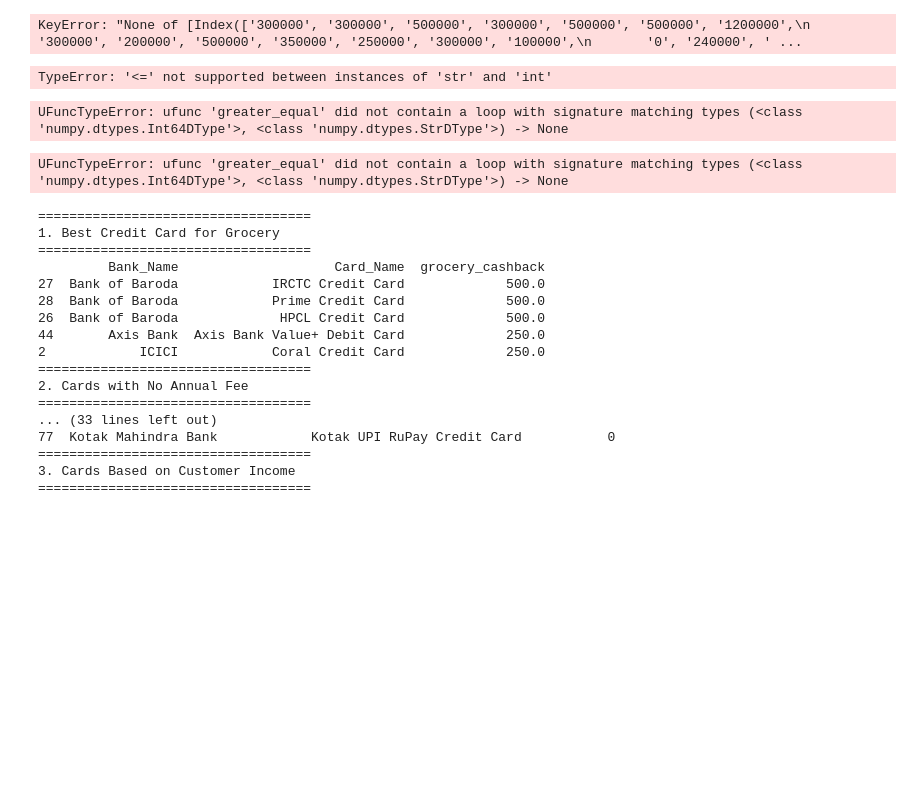
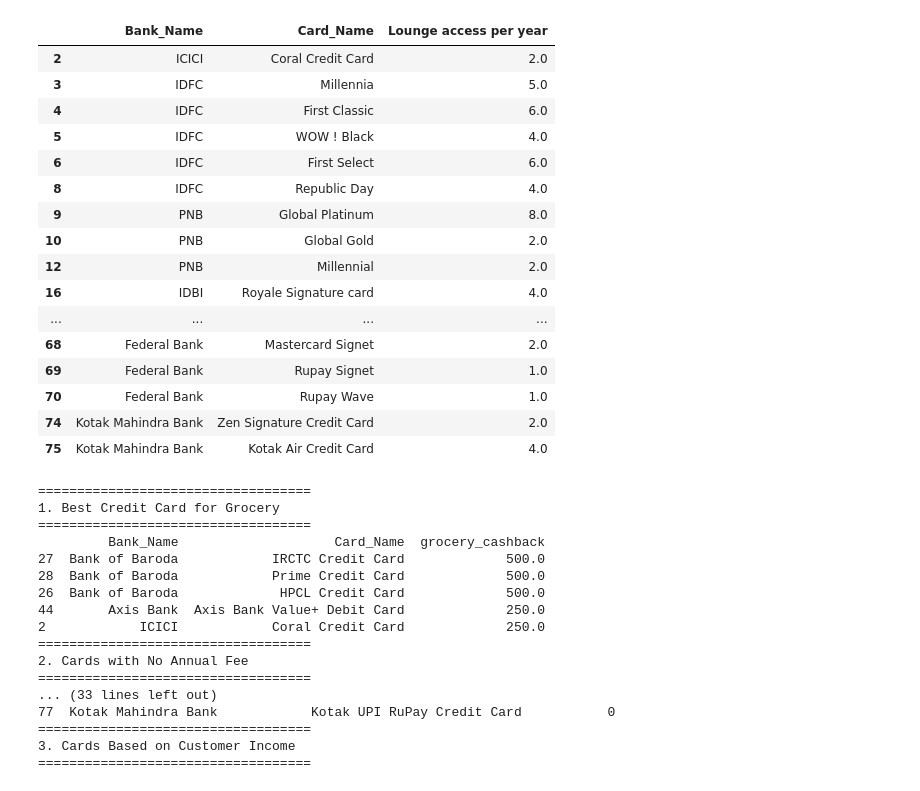
Before and after one commit to JeevananthamPrabhu/Data-Engineering, a Jupyter notebook: python/Untitled.ipynb, the cells around one changed output. Cells and saved outputs as stored; diff of their text form; code cells hidden in the pictures; blank space fills up the shorter version.

```diff
--- a/python/Untitled.ipynb
+++ b/python/Untitled.ipynb
@@ -75,0 +36,5 @@ Name: Min_Income_Required, Length: 78, dtype: object
+# %%
+bank_df["Min_Income_Required"] = pd.to_numeric(
+    bank_df["Min_Income_Required"],
+    errors="coerce"
+)
@@ -75,0 +78,4 @@ Name: Min_Income_Required, Length: 78, dtype: object
+# %%
+bank_df["Benefit"] = bank_df["Total Cashback"] - bank_df["Annual_Fee"]
+benefit=bank_df.sort_values("Benefit", ascending=False)[["Bank_Name","Card_Name","Benefit"]]
+print(benefit)
@@ -76,38 +114,24 @@ Name: Min_Income_Required, Length: 78, dtype: object
 # %%
+lounge= bank_df[bank_df["Lounge access per year"] > 0][["Bank_Name","Card_Name","Lounge access per year"]]
+lounge
 # %% [output]
-KeyError: "None of [Index(['300000', '300000', '500000', '300000', '500000', '500000', '1200000',\n       '300000', '200000', '500000', '350000', '250000', '300000', '100000',\n       '0', '240000', ' ...
+|  | Bank_Name | Card_Name | Lounge access per year |
+| 2 | ICICI | Coral Credit Card | 2.0 |
+| 3 | IDFC | Millennia | 5.0 |
+| 4 | IDFC | First Classic | 6.0 |
+| 5 | IDFC | WOW ! Black | 4.0 |
+| 6 | IDFC | First Select | 6.0 |
+| 8 | IDFC | Republic Day | 4.0 |
+| 9 | PNB | Global Platinum | 8.0 |
+| 10 | PNB | Global Gold | 2.0 |
+| 12 | PNB | Millennial | 2.0 |
+| 16 | IDBI | Royale Signature card | 4.0 |
+| ... | ... | ... | ... |
+| 68 | Federal Bank | Mastercard Signet | 2.0 |
+| 69 | Federal Bank | Rupay Signet | 1.0 |
+| 70 | Federal Bank | Rupay Wave | 1.0 |
+| 74 | Kotak Mahindra Bank | Zen Signature Credit Card | 2.0 |
+| 75 | Kotak Mahindra Bank | Kotak Air Credit Card | 4.0 |
-# %%
-income_results = []
-
-for i, customer in customer_df.iterrows():
-
-    income = customer["total Income"]
-
-    eligible_cards = bank_df[bank_df["Min_Income_Required"]]<= income]["Card_Name"].tolist()
-
-    income_results.append({
-        "Customer": customer_df["Name"],
-        "Income": income,
-        "Eligible_Cards": eligible_cards
-    })
-
-income_match_df = pd.DataFrame(income_results)
-# %% [output]
-TypeError: '<=' not supported between instances of 'str' and 'int'
-# %%
-customer_income = customer_df.iloc[0]["total Income"]
-
-bank_df["Min_Income_Required"] <= customer_income
-# %% [output]
-UFuncTypeError: ufunc 'greater_equal' did not contain a loop with signature matching types (<class 'numpy.dtypes.Int64DType'>, <class 'numpy.dtypes.StrDType'>) -> None
-# %%
-customer_income = customer_df.iloc[0]["total Income"]
-
-eligible_cards = bank_df[bank_df["Min_Income_Required"] <= customer_income]
-
-print(eligible_cards[["Bank_Name","Card_Name","Min_Income_Required"]])
-# %% [output]
-UFuncTypeError: ufunc 'greater_equal' did not contain a loop with signature matching types (<class 'numpy.dtypes.Int64DType'>, <class 'numpy.dtypes.StrDType'>) -> None
 # %%
 import pandas as pd
 
```
Also changed, not shown: parts of 9 cells of this notebook.
